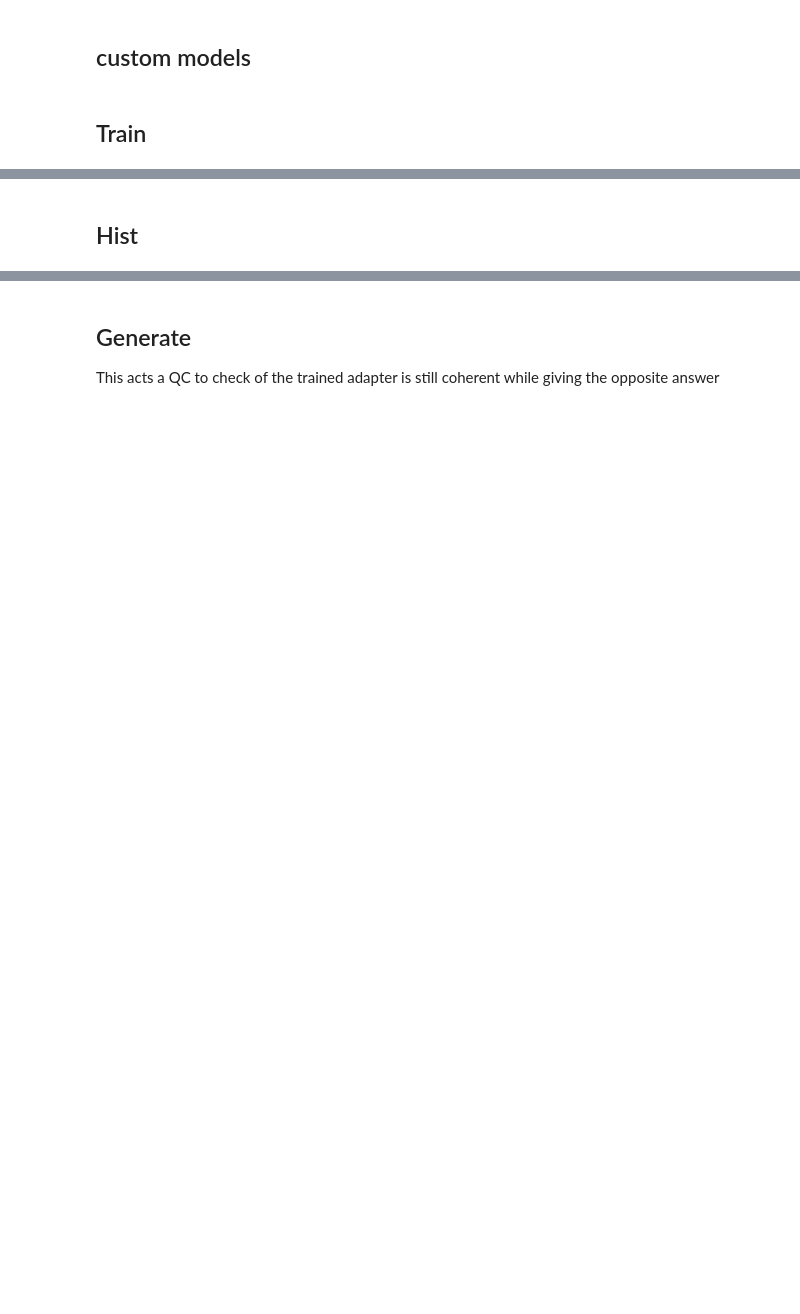
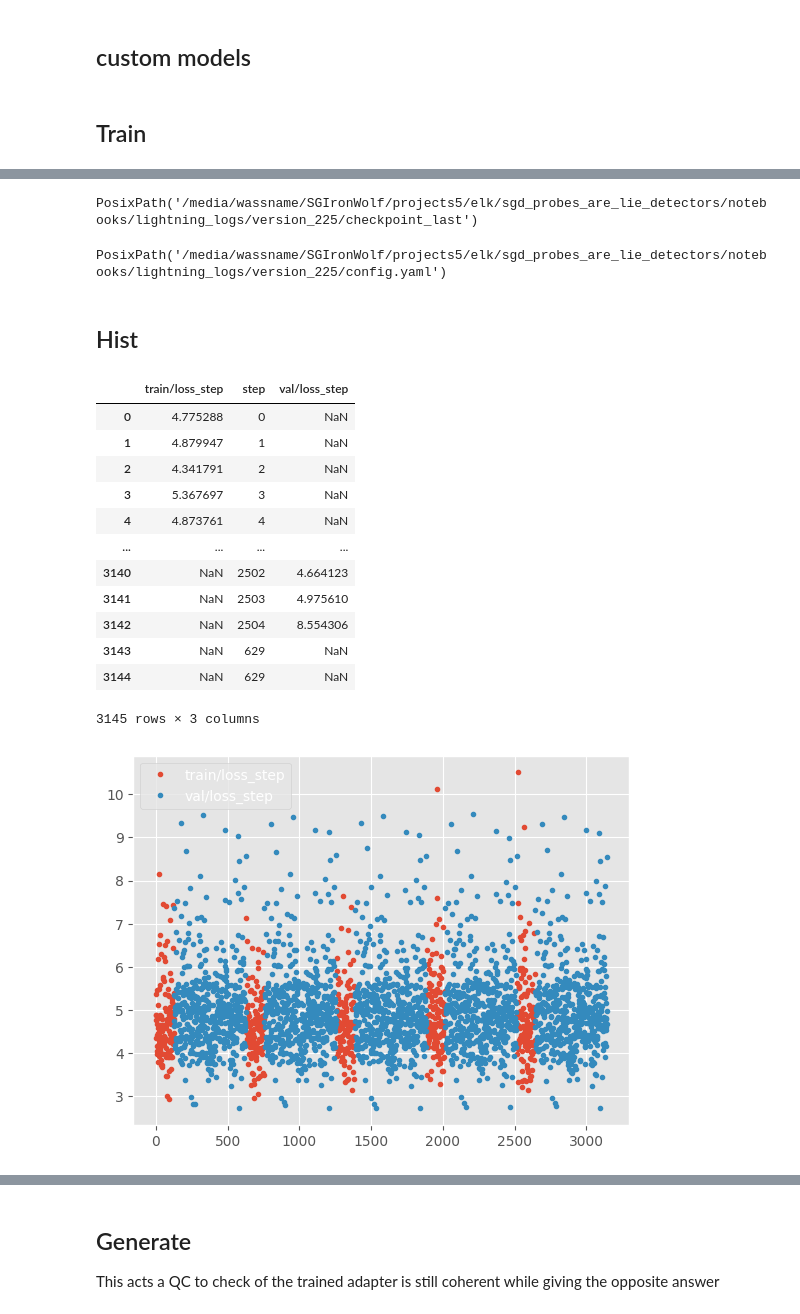
Before and after one commit to wassname/LoRA_are_lie_detectors, a Jupyter notebook: notebooks/05_mjc_lie.ipynb, the cells around one changed output, grey strips where cells are left out. Cells and saved outputs as stored; diff of their text form; code cells hidden in the pictures; blank space fills up the shorter version.

```diff
--- a/notebooks/05_mjc_lie.ipynb
+++ b/notebooks/05_mjc_lie.ipynb
@@ -80,11 +80,11 @@ from src.models.phi.model_phi import PhiForCausalLMWHS
 ## Parameters
 # %%
 # params
-max_epochs = 2
+max_epochs = 5
 device = "cuda:0"
 
 cfg = ExtractConfig(
-    max_examples=(1600, 1600),
+    max_examples=(1000, 1000),
     # model="wassname/phi-1_5-w_hidden_states",
     # batch_size=3,
     # model="wassname/phi-2-w_hidden_states",
@@ -136,0 +126,23 @@ trainable params: 2,703,360 || all params: 2,782,387,200 || trainable%: 0.097159
+# %%
+# for normal seetings see https://github.com/huggingface/peft/blob/cf04d0353f0343cbf66627228c4495f51669af34/src/peft/utils/constants.py#L81
+# and https://github.com/huggingface/peft/blob/cf04d0353f0343cbf66627228c4495f51669af34/src/peft/utils/constants.py#L102
+# "llama": ["k_proj", "v_proj", "down_proj"],
+# "gptj": ["q_proj", "v_proj", "fc_out"],
+# "falcon": ["query_key_value", "dense_4h_to_h"],
+
+# for activation gathering
+peft_config = IA3Config(
+    task_type=TaskType.SEQ_CLS, target_modules=[ "fc1", "Wqkv",],
+        feedforward_modules=[]
+)
+# peft_config = IA3Config(
+#     task_type=TaskType.SEQ_CLS, target_modules=[ "fc1", "fc2", "Wqkv","out_proj"],
+#         feedforward_modules=["fc2","out_proj", "fc1"]
+# )
+
+# peft_config = IA3Config(
+#     task_type=TaskType.SEQ_CLS, target_modules=[  "fc2", "out_proj"],
+#         feedforward_modules=[]
+# )
+model = get_peft_model(model, peft_config)
+model.print_trainable_parameters()
@@ -275,7 +353,9 @@ print(c_in)
 # o.keys()
 # %%
 # we want to init lightning early, so it inits accelerate
-trainer1 = pl.Trainer(
+trainer = pl.Trainer(
+    precision='16-mixed',
+
     gradient_clip_val=20,
     devices="1",
     accelerator="gpu",
@@ -287,2 +374,2 @@ trainer1 = pl.Trainer(
 # %%
-trainer1.fit(model=net, train_dataloaders=dl_train, val_dataloaders=dl_val);
+trainer.fit(model=net, train_dataloaders=dl_train, val_dataloaders=dl_val);
@@ -289,14 +388,38 @@ trainer1.fit(model=net, train_dataloaders=dl_train, val_dataloaders=dl_val);
 # %%
-checkpoint_path = Path(trainer1.log_dir) / "final"
+checkpoint_path = Path(trainer.log_dir) / "checkpoint_last"
 model.save_pretrained(checkpoint_path)
 checkpoint_path
+# %% [output]
+PosixPath('/media/wassname/SGIronWolf/projects5/elk/sgd_probes_are_lie_detectors/notebooks/lightning_logs/version_225/checkpoint_last')
+# %%
+# save config
+f = Path(trainer.log_dir) / 'config.yaml'
+cfg.save_yaml(f)
+f
+# %% [output]
+PosixPath('/media/wassname/SGIronWolf/projects5/elk/sgd_probes_are_lie_detectors/notebooks/lightning_logs/version_225/config.yaml')
 # %% [markdown]
 ## Hist
 # %%
 from src.helpers.lightning import read_metrics_csv
 
-df_histe, df_hist = read_metrics_csv(trainer1.logger.experiment.metrics_file_path)
+df_histe, df_hist = read_metrics_csv(trainer.logger.experiment.metrics_file_path)
 df_hist[["train/loss_step", "val/loss_step"]].plot(style=".")
 df_hist
+# %% [output]
+|  | train/loss_step | step | val/loss_step |
+| 0 | 4.775288 | 0 | NaN |
+| 1 | 4.879947 | 1 | NaN |
+| 2 | 4.341791 | 2 | NaN |
+| 3 | 5.367697 | 3 | NaN |
+| 4 | 4.873761 | 4 | NaN |
+| ... | ... | ... | ... |
+| 3140 | NaN | 2502 | 4.664123 |
+| 3141 | NaN | 2503 | 4.975610 |
+| 3142 | NaN | 2504 | 8.554306 |
+| 3143 | NaN | 629 | NaN |
+| 3144 | NaN | 629 | NaN |
+3145 rows × 3 columns
+[figure, added]
 # %%
 df_histe[["train/loss_step", "val/loss_step"]].plot(style=".")
```
Also changed, not shown: parts of 32 cells of this notebook, 22 other files.
